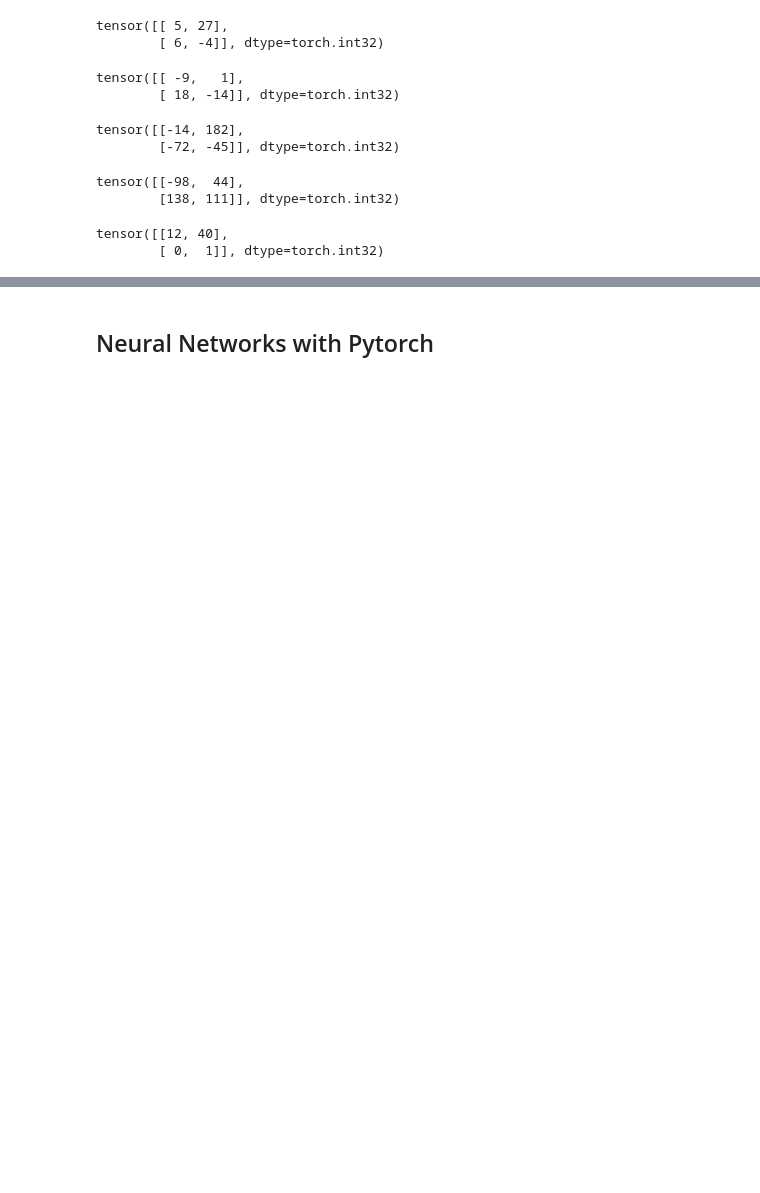
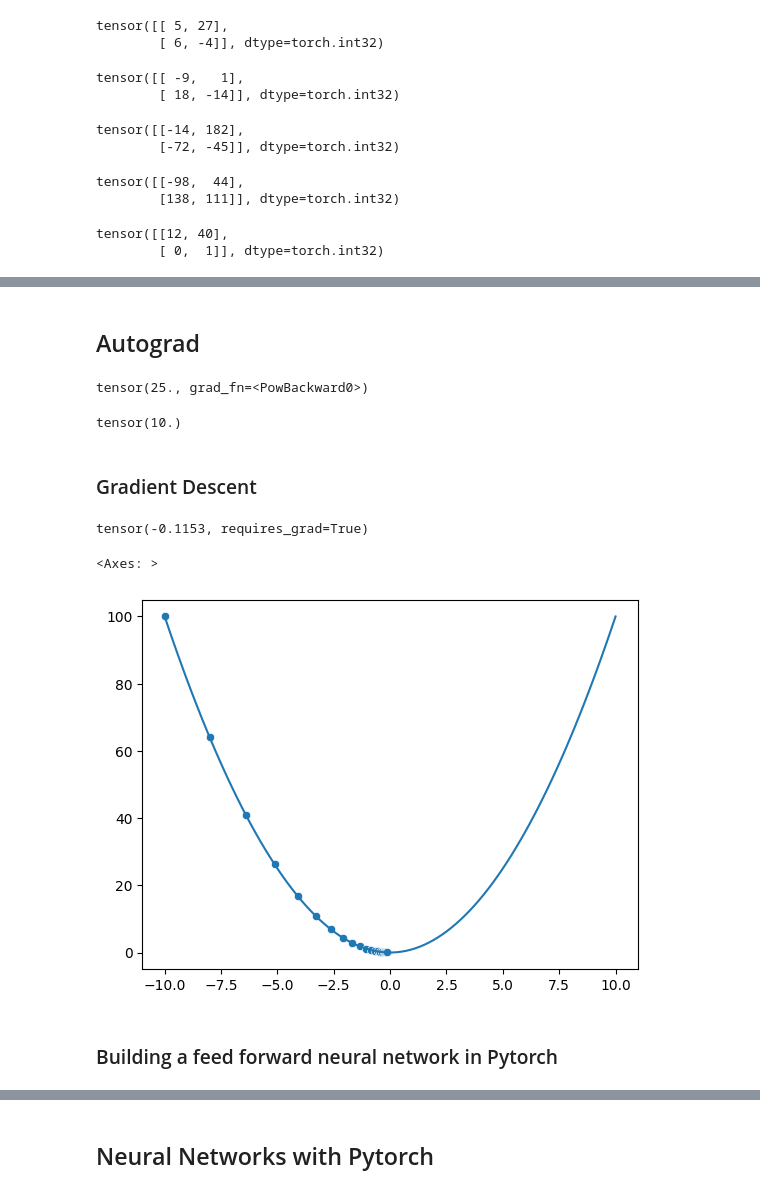
Before and after one commit to SHANKER4K/Machine-learning-ML-courses, a Jupyter notebook: DL/Deep Learning.ipynb, the cells around one changed output, grey strips where cells are left out. Drawn from its saved outputs; the diff is of its cells as text; code cells hidden in the pictures; blank space fills up the shorter version.

```diff
--- a/ML/Deep Learning.ipynb
+++ b/DL/Deep Learning.ipynb
@@ -471,0 +516,49 @@ tensor([[12, 40],
+# %% [markdown]
+## Autograd
+# %%
+x = torch.tensor(5.0, requires_grad=True)
+
+f = x**2
+
+f
+# %% [output]
+tensor(25., grad_fn=<PowBackward0>)
+# %%
+# derivative in same point (5)
+# backward() compute the gradinet
+f.backward()
+# .grad is the derivative
+x.grad
+# %% [output]
+tensor(10.)
+# %% [markdown]
+### Gradient Descent
+# %%
+x = torch.tensor(-10.0, requires_grad=True)
+lr = 0.1
+road = []
+for _ in range(20):
+    road.append(x.detach().item())
+    f = x**2
+    f.backward()
+    with torch.no_grad():
+        x -= lr * x.grad
+    x.grad.zero_()
+road = np.array(road)
+x
+# %% [output]
+tensor(-0.1153, requires_grad=True)
+# %%
+import seaborn as sns
+
+x = np.linspace(-10,10,100)
+y = x**2
+
+sns.lineplot(x=x,y=y)
+
+sns.scatterplot(x=road,y=(road**2))
+# %% [output]
+<Axes: >
+[figure, added]
+# %% [markdown]
+### Building a feed forward neural network in Pytorch
```
Also changed, not shown: parts of 69 cells of this notebook, 2 other files.
